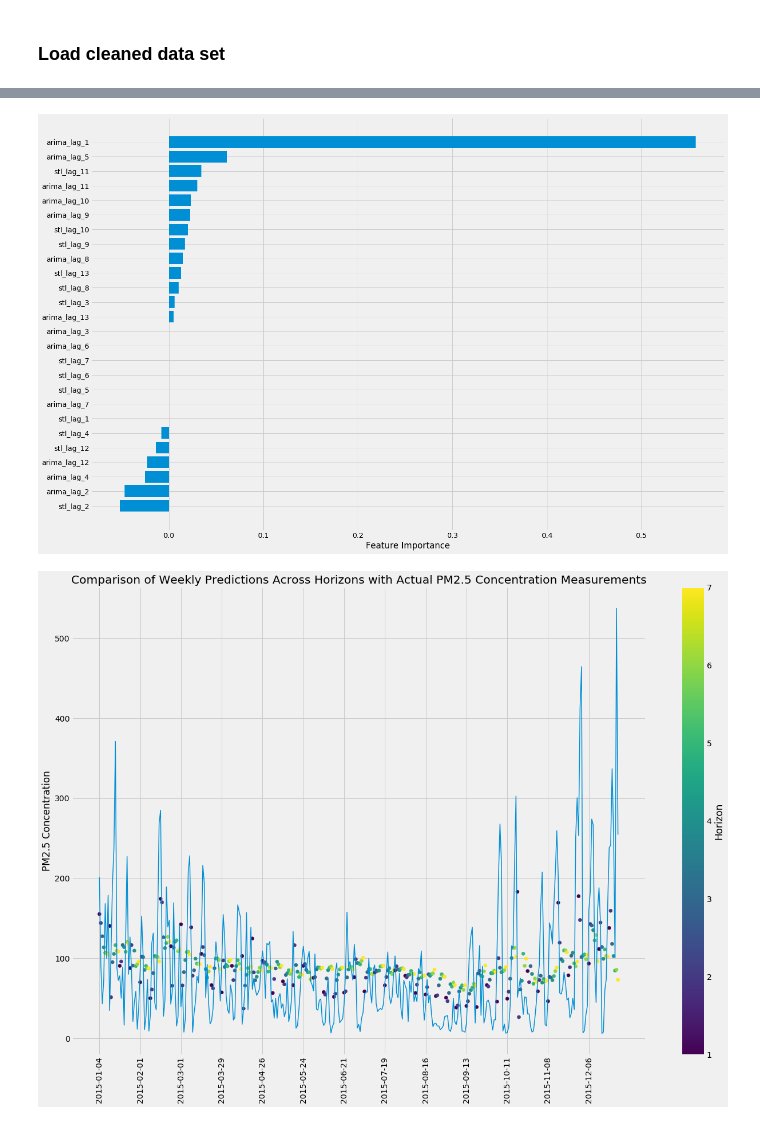
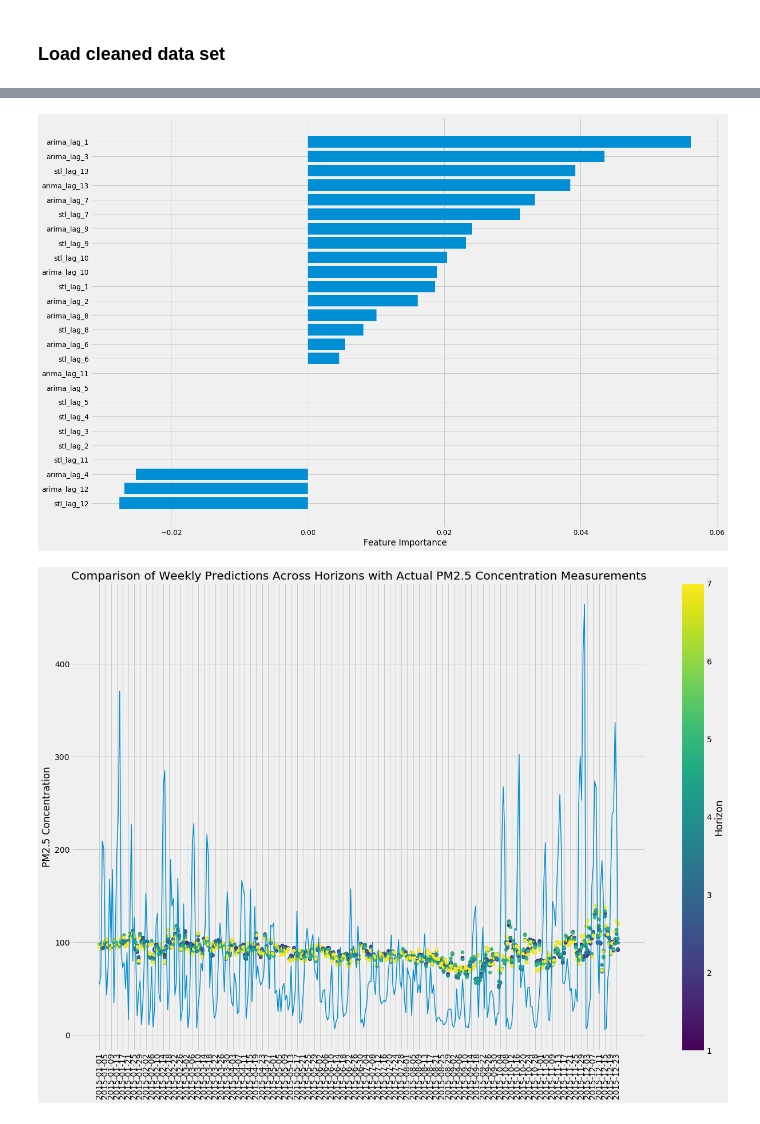
Before and after one commit to kevinlimk/BeijingPM2.5, a Jupyter notebook: 04_machinelearning.ipynb, the cells around one changed output, grey strips where cells are left out. Drawn from its saved outputs; the diff is of its cells as text; code cells hidden in the pictures.

```diff
--- a/04_machinelearning.ipynb
+++ b/04_machinelearning.ipynb
@@ -59,7 +59,7 @@ FORECAST_START = "2015-01-01"
 FORECAST_END = "2015-12-31"
 FORECAST_DAYS = 7
 # %%
-timestamps = pd.date_range(start=BURN_IN, end=FORECAST_END, freq='W')
+timestamps = pd.date_range(start=BURN_IN, end=FORECAST_END, freq='D')
 # %%
 def split_train_test(df, target_col, date_target_col, date_origin_col, split_date, days):
 
@@ -108,7 +108,7 @@ def fit_ML(model, df, timestamps, target_col, date_target_col, date_origin_col,
 
     results = []
 
-    for timestamp in timestamps[:-1]:
+    for timestamp in timestamps[:-days]:
 
         X_train, X_test, y_train, y_test, dates = split_train_test(df=df, target_col=target_col, date_target_col=date_target_col, date_origin_col=date_origin_col, split_date=timestamp.strftime('%Y-%m-%d'), days=days)
 
@@ -163,8 +163,8 @@ RidgeCV_results = fit_ML(model=linear_model.RidgeCV(), df=df, timestamps=timesta
 # %%
-ElasticNetCV_results = fit_ML(model=linear_model.ElasticNetCV(), df=df, timestamps=timestamps, target_col='target', date_target_col='date_target', date_origin_col='date_origin', start_date=FORECAST_START, days=7, drop_cols=['horizon', 'date_origin', 'date_target'])
+ElasticNetCV_results = fit_ML(model=linear_model.ElasticNetCV(), df=df, timestamps=timestamps, target_col='target', date_target_col='date_target', date_origin_col='date_origin', start_date=FORECAST_START, days=7, drop_cols=['horizon', 'date_origin', 'date_target', 'stl_lag_14', 'arima_lag_14', 'pred_stl', 'pred_arima'])
 # %% [output]
-[figure, old version]
+[figure, new version]
-[figure, old version]
+[figure, new version]
 # %%
 ElasticNetCV_results
 # %% [output]
```
Also changed, not shown: parts of 9 cells of this notebook, 2 other files.
